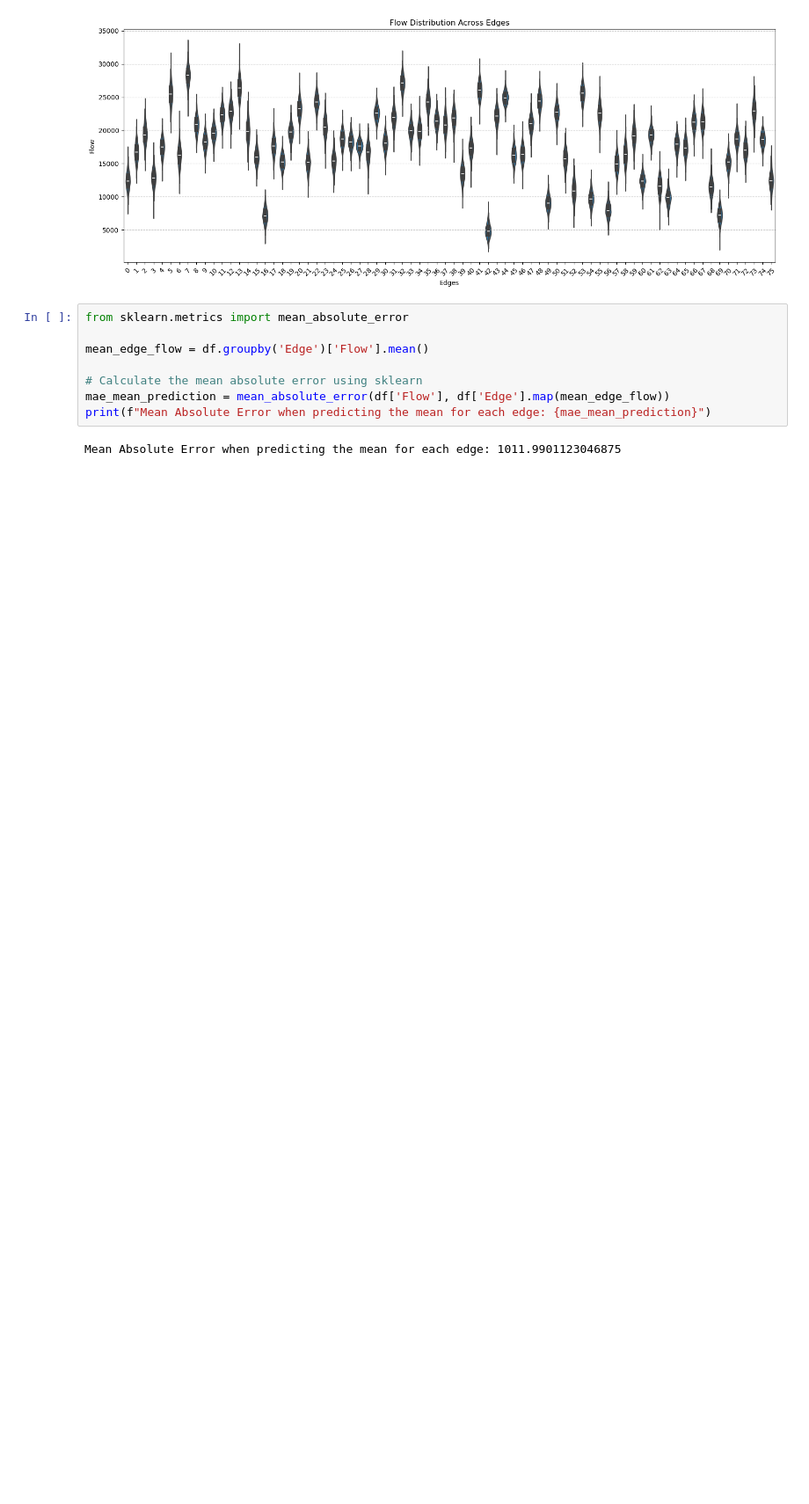
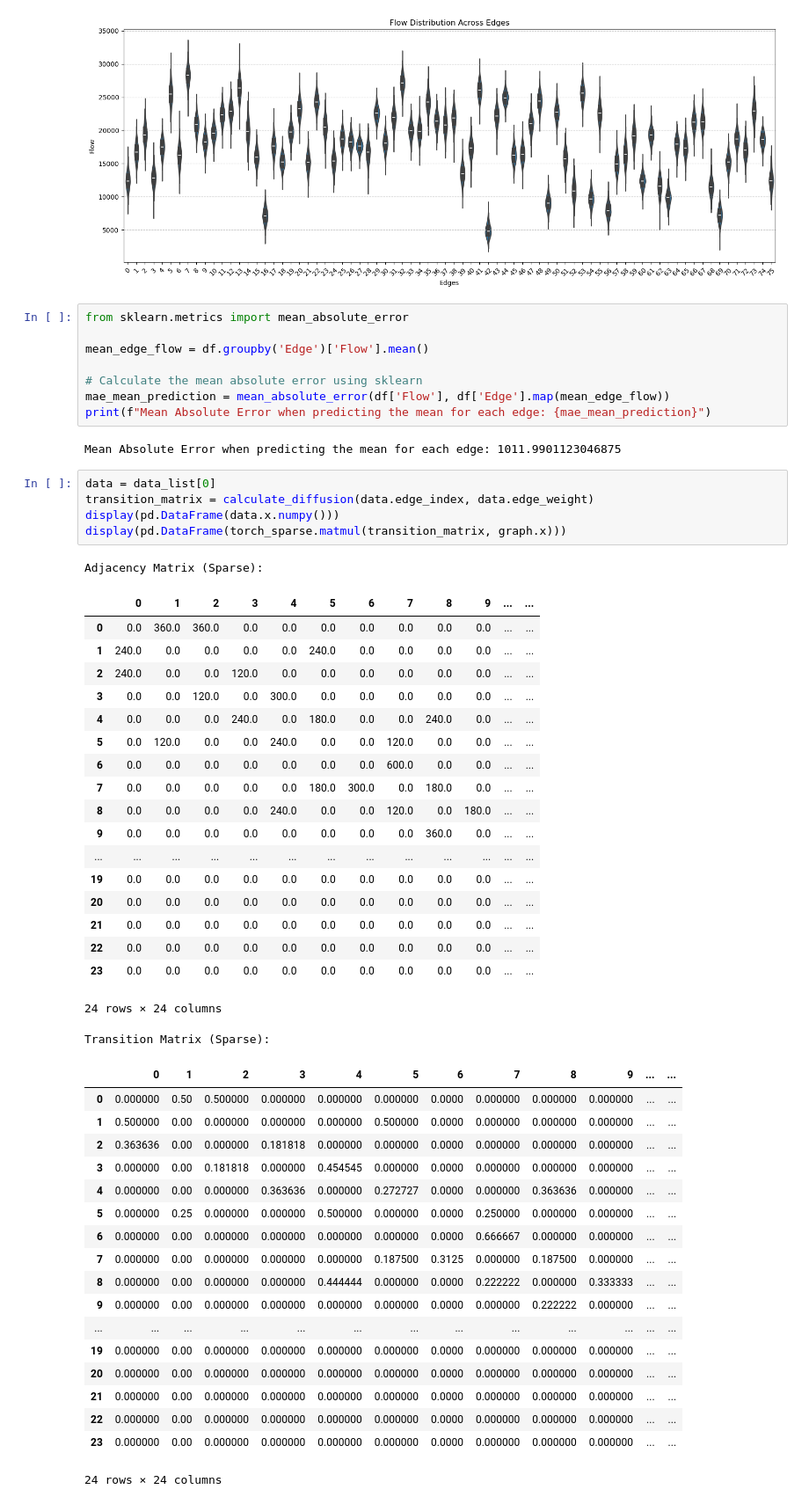
Before and after one commit to MLSM-at-DTU/ml_metamodels, a Jupyter notebook: notebooks/SiouxFalls24Statistics.ipynb, the cells around one changed output. Shown at 88% size. Cells and saved outputs as stored; diff of their text form; blank space fills up the shorter version.

Commit message:
working on diffusion models

```diff
--- a/notebooks/SiouxFalls24Statistics.ipynb
+++ b/notebooks/SiouxFalls24Statistics.ipynb
@@ -65,3 +65,47 @@ mae_mean_prediction = mean_absolute_error(df['Flow'], df['Edge'].map(mean_edge_f
 print(f"Mean Absolute Error when predicting the mean for each edge: {mae_mean_prediction}")
 # %% [output]
 Mean Absolute Error when predicting the mean for each edge: 1011.9901123046875
+# %%
+data = data_list[0]
+transition_matrix = calculate_diffusion(data.edge_index, data.edge_weight)
+display(pd.DataFrame(data.x.numpy()))
+display(pd.DataFrame(torch_sparse.matmul(transition_matrix, graph.x)))
+# %% [output]
+Adjacency Matrix (Sparse):
+|  | 0 | 1 | 2 | 3 | 4 | 5 | 6 | 7 | 8 | 9 | ... | ... |
+| 0 | 0.0 | 360.0 | 360.0 | 0.0 | 0.0 | 0.0 | 0.0 | 0.0 | 0.0 | 0.0 | ... | ... |
+| 1 | 240.0 | 0.0 | 0.0 | 0.0 | 0.0 | 240.0 | 0.0 | 0.0 | 0.0 | 0.0 | ... | ... |
+| 2 | 240.0 | 0.0 | 0.0 | 120.0 | 0.0 | 0.0 | 0.0 | 0.0 | 0.0 | 0.0 | ... | ... |
+| 3 | 0.0 | 0.0 | 120.0 | 0.0 | 300.0 | 0.0 | 0.0 | 0.0 | 0.0 | 0.0 | ... | ... |
+| 4 | 0.0 | 0.0 | 0.0 | 240.0 | 0.0 | 180.0 | 0.0 | 0.0 | 240.0 | 0.0 | ... | ... |
+| 5 | 0.0 | 120.0 | 0.0 | 0.0 | 240.0 | 0.0 | 0.0 | 120.0 | 0.0 | 0.0 | ... | ... |
+| 6 | 0.0 | 0.0 | 0.0 | 0.0 | 0.0 | 0.0 | 0.0 | 600.0 | 0.0 | 0.0 | ... | ... |
+| 7 | 0.0 | 0.0 | 0.0 | 0.0 | 0.0 | 180.0 | 300.0 | 0.0 | 180.0 | 0.0 | ... | ... |
+| 8 | 0.0 | 0.0 | 0.0 | 0.0 | 240.0 | 0.0 | 0.0 | 120.0 | 0.0 | 180.0 | ... | ... |
+| 9 | 0.0 | 0.0 | 0.0 | 0.0 | 0.0 | 0.0 | 0.0 | 0.0 | 360.0 | 0.0 | ... | ... |
+| ... | ... | ... | ... | ... | ... | ... | ... | ... | ... | ... | ... | ... |
+| 19 | 0.0 | 0.0 | 0.0 | 0.0 | 0.0 | 0.0 | 0.0 | 0.0 | 0.0 | 0.0 | ... | ... |
+| 20 | 0.0 | 0.0 | 0.0 | 0.0 | 0.0 | 0.0 | 0.0 | 0.0 | 0.0 | 0.0 | ... | ... |
+| 21 | 0.0 | 0.0 | 0.0 | 0.0 | 0.0 | 0.0 | 0.0 | 0.0 | 0.0 | 0.0 | ... | ... |
+| 22 | 0.0 | 0.0 | 0.0 | 0.0 | 0.0 | 0.0 | 0.0 | 0.0 | 0.0 | 0.0 | ... | ... |
+| 23 | 0.0 | 0.0 | 0.0 | 0.0 | 0.0 | 0.0 | 0.0 | 0.0 | 0.0 | 0.0 | ... | ... |
+24 rows × 24 columns
+Transition Matrix (Sparse):
+|  | 0 | 1 | 2 | 3 | 4 | 5 | 6 | 7 | 8 | 9 | ... | ... |
+| 0 | 0.000000 | 0.50 | 0.500000 | 0.000000 | 0.000000 | 0.000000 | 0.0000 | 0.000000 | 0.000000 | 0.000000 | ... | ... |
+| 1 | 0.500000 | 0.00 | 0.000000 | 0.000000 | 0.000000 | 0.500000 | 0.0000 | 0.000000 | 0.000000 | 0.000000 | ... | ... |
+| 2 | 0.363636 | 0.00 | 0.000000 | 0.181818 | 0.000000 | 0.000000 | 0.0000 | 0.000000 | 0.000000 | 0.000000 | ... | ... |
+| 3 | 0.000000 | 0.00 | 0.181818 | 0.000000 | 0.454545 | 0.000000 | 0.0000 | 0.000000 | 0.000000 | 0.000000 | ... | ... |
+| 4 | 0.000000 | 0.00 | 0.000000 | 0.363636 | 0.000000 | 0.272727 | 0.0000 | 0.000000 | 0.363636 | 0.000000 | ... | ... |
+| 5 | 0.000000 | 0.25 | 0.000000 | 0.000000 | 0.500000 | 0.000000 | 0.0000 | 0.250000 | 0.000000 | 0.000000 | ... | ... |
+| 6 | 0.000000 | 0.00 | 0.000000 | 0.000000 | 0.000000 | 0.000000 | 0.0000 | 0.666667 | 0.000000 | 0.000000 | ... | ... |
+| 7 | 0.000000 | 0.00 | 0.000000 | 0.000000 | 0.000000 | 0.187500 | 0.3125 | 0.000000 | 0.187500 | 0.000000 | ... | ... |
+| 8 | 0.000000 | 0.00 | 0.000000 | 0.000000 | 0.444444 | 0.000000 | 0.0000 | 0.222222 | 0.000000 | 0.333333 | ... | ... |
+| 9 | 0.000000 | 0.00 | 0.000000 | 0.000000 | 0.000000 | 0.000000 | 0.0000 | 0.000000 | 0.222222 | 0.000000 | ... | ... |
+| ... | ... | ... | ... | ... | ... | ... | ... | ... | ... | ... | ... | ... |
+| 19 | 0.000000 | 0.00 | 0.000000 | 0.000000 | 0.000000 | 0.000000 | 0.0000 | 0.000000 | 0.000000 | 0.000000 | ... | ... |
+| 20 | 0.000000 | 0.00 | 0.000000 | 0.000000 | 0.000000 | 0.000000 | 0.0000 | 0.000000 | 0.000000 | 0.000000 | ... | ... |
+| 21 | 0.000000 | 0.00 | 0.000000 | 0.000000 | 0.000000 | 0.000000 | 0.0000 | 0.000000 | 0.000000 | 0.000000 | ... | ... |
+| 22 | 0.000000 | 0.00 | 0.000000 | 0.000000 | 0.000000 | 0.000000 | 0.0000 | 0.000000 | 0.000000 | 0.000000 | ... | ... |
+| 23 | 0.000000 | 0.00 | 0.000000 | 0.000000 | 0.000000 | 0.000000 | 0.0000 | 0.000000 | 0.000000 | 0.000000 | ... | ... |
+24 rows × 24 columns
```
Also changed, not shown: parts of 2 cells of this notebook, 11 other files.
